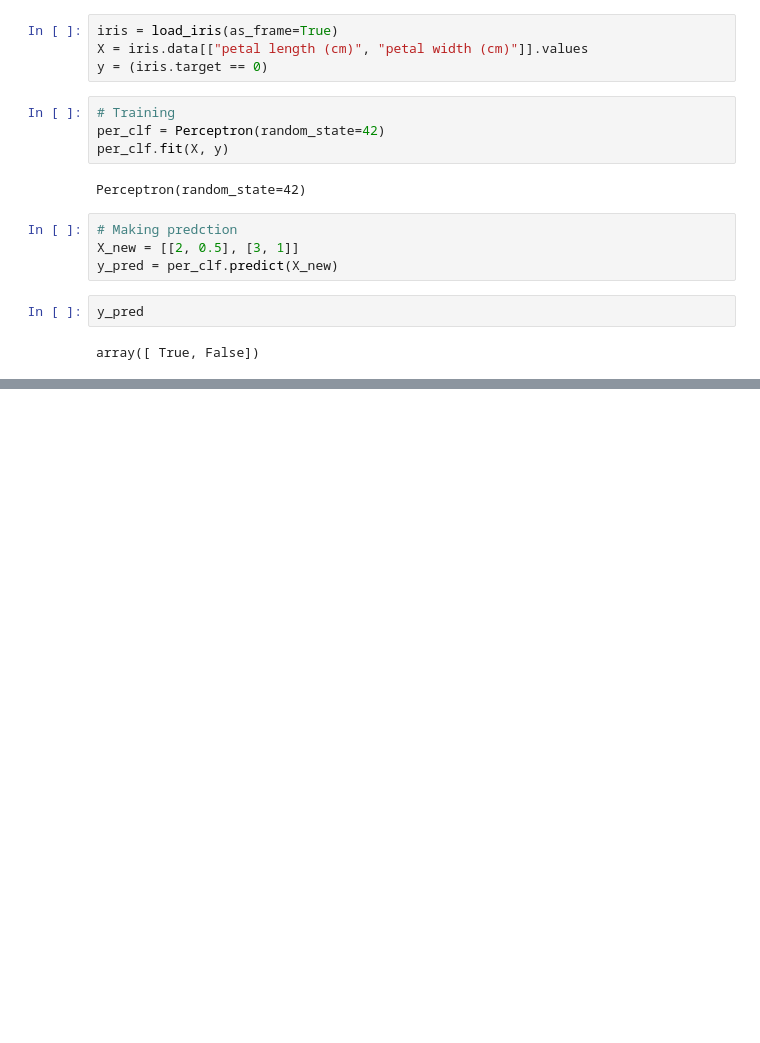
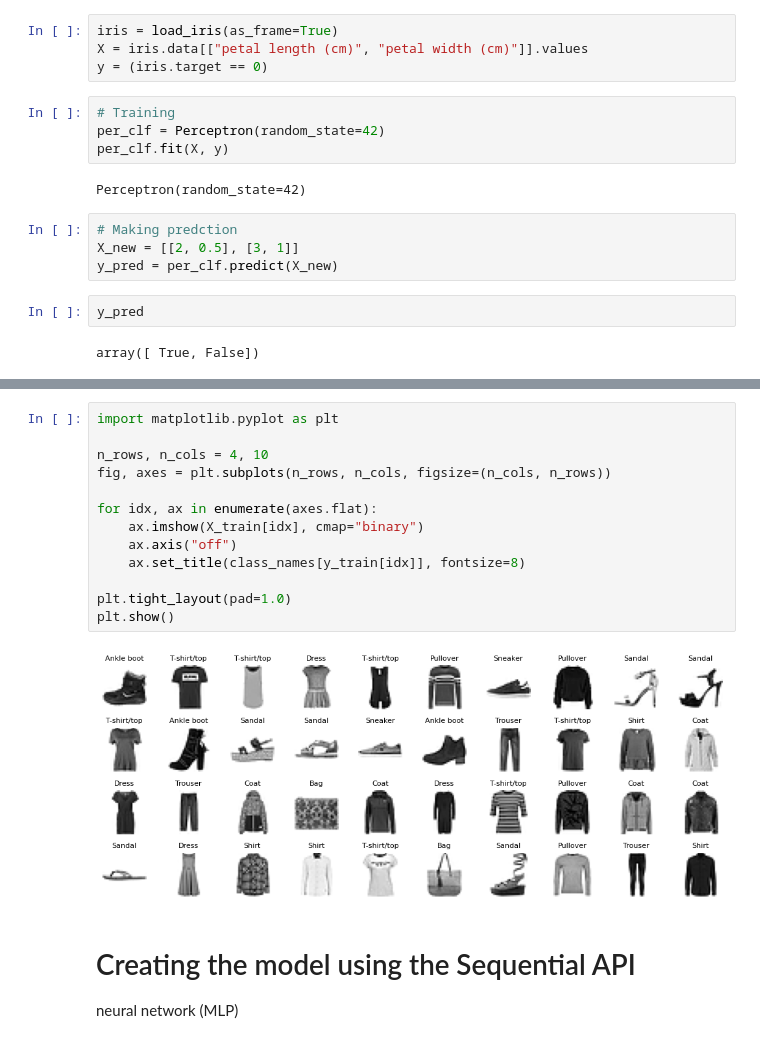
Before and after one commit to jayr0n/studies_ml, a Jupyter notebook: cap_10/intro_rna.ipynb, the cells around one changed output, grey strips where cells are left out. Drawn from its saved outputs; the diff is of its cells as text; blank space fills up the shorter version.

```diff
--- a/cap_10/intro_rna.ipynb
+++ b/cap_10/intro_rna.ipynb
@@ -24,0 +81,19 @@ array([ True, False])
+# %%
+import matplotlib.pyplot as plt
+
+n_rows, n_cols = 4, 10
+fig, axes = plt.subplots(n_rows, n_cols, figsize=(n_cols, n_rows))
+
+for idx, ax in enumerate(axes.flat):
+    ax.imshow(X_train[idx], cmap="binary")
+    ax.axis("off")
+    ax.set_title(class_names[y_train[idx]], fontsize=8)
+
+plt.tight_layout(pad=1.0)
+plt.show()
+# %% [output]
+[figure, added]
+# %% [markdown]
+# Creating the model using the Sequential API
+
+neural network (MLP)
```
Also changed, not shown: parts of 16 cells of this notebook.
